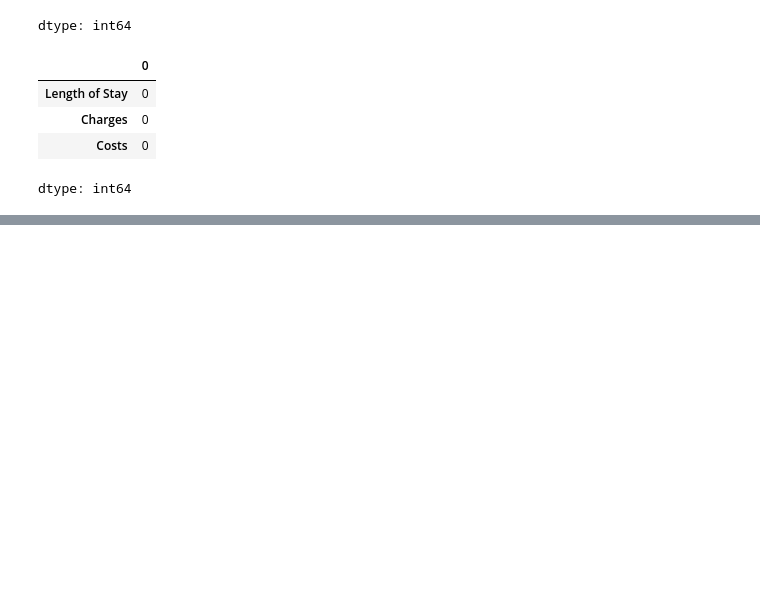
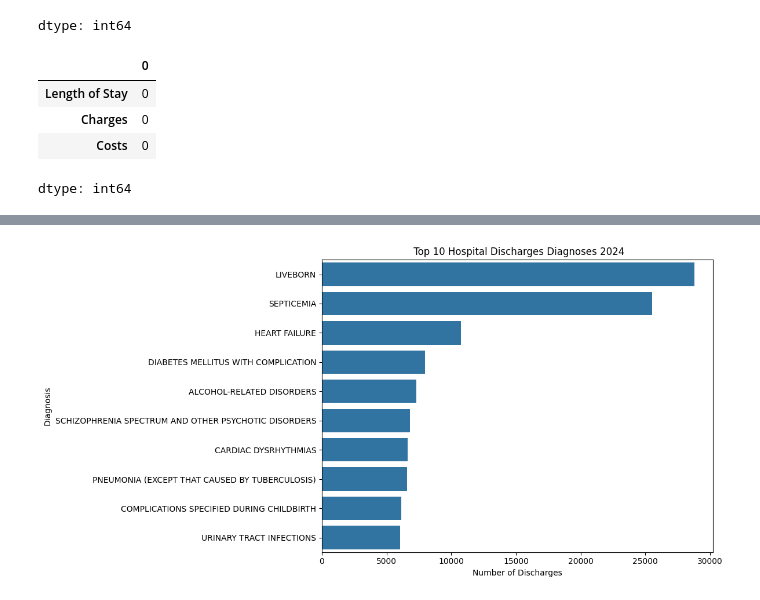
Before and after one commit to wenh08/Python_projects-, a Jupyter notebook: Hospital_Inpatient_Discharge.ipynb, the cells around one changed output, grey strips where cells are left out. Saved outputs shown, nothing was run; the diff lists cells and outputs as text; code cells hidden in the pictures; blank space fills up the shorter version.

```diff
--- a/Hospital_Inpatient_Discharge.ipynb
+++ b/Hospital_Inpatient_Discharge.ipynb
@@ -306 +297,5 @@ hospital_df['Severity'].value_counts(dropna= False)
 dtype: int64
+# %%
+hospital_df['Severity'] = hospital_df['Severity'].replace(
+    'Undetermined', 'Not Classified'
+)
@@ -306,0 +316,17 @@ dtype: int64
+# %%
+top_diagnoses = hospital_df['Diagnosis'].value_counts().head(10)
+
+plt.figure(figsize=( 12,6))
+
+sns.barplot(
+    x= top_diagnoses.values,
+    y= top_diagnoses.index
+)
+
+plt.title(' Top 10 Hospital Discharges Diagnoses 2024')
+plt.xlabel('Number of Discharges')
+plt.ylabel('Diagnosis')
+plt.tight_layout()
+plt.show()
+# %% [output]
+[figure, added]
```
Also changed, not shown: parts of 5 cells of this notebook.
